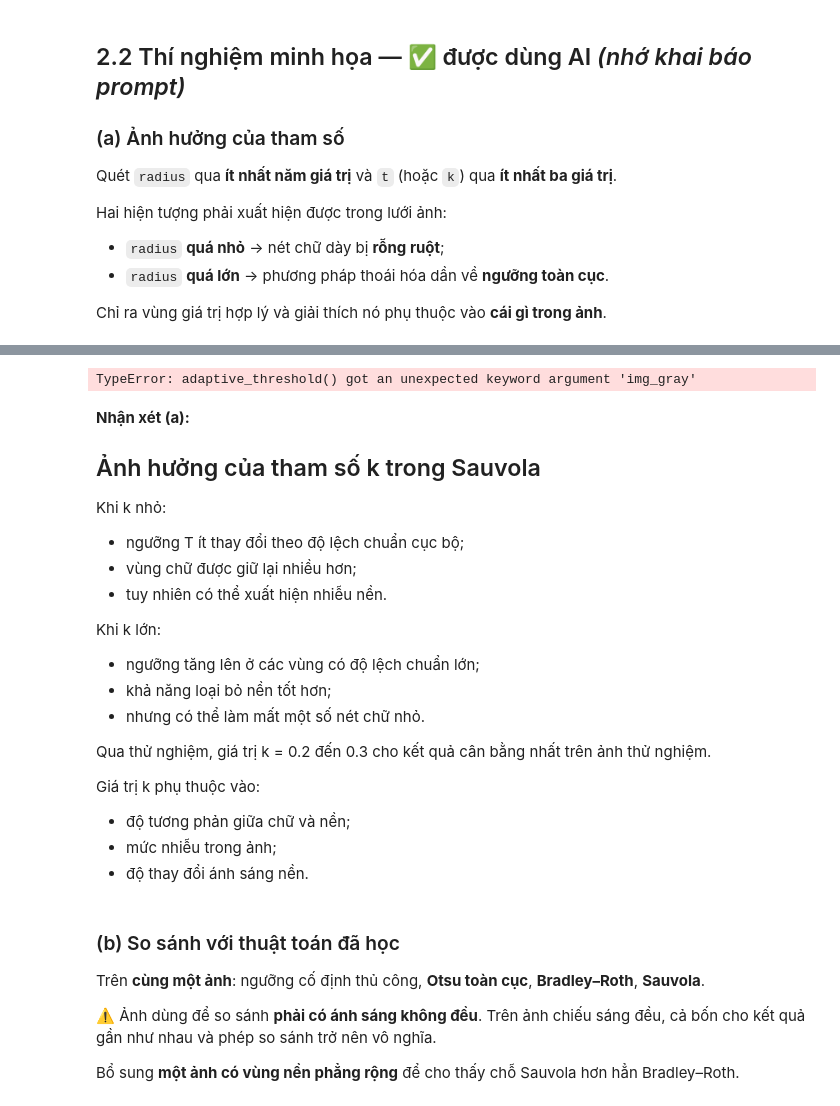
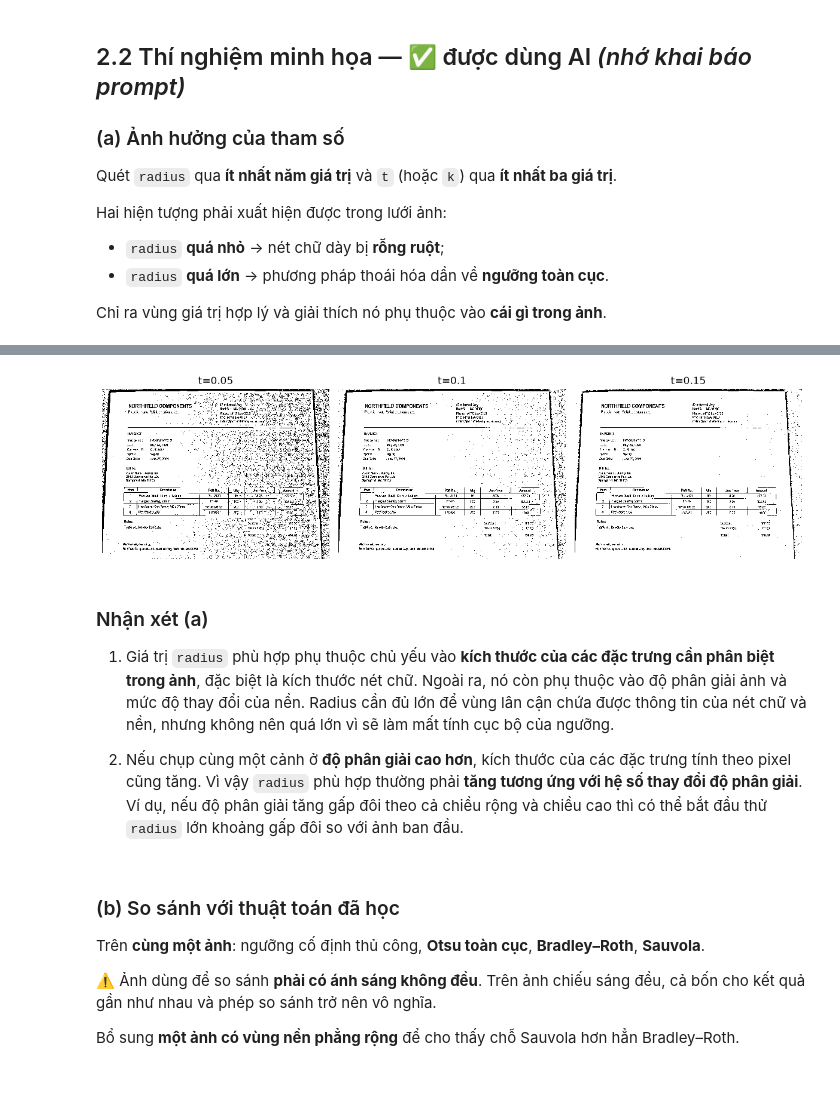
Before and after one commit to lequangmy5522/XuLyAnhVaThiGiacMayTinh, a Jupyter notebook: baitap.ipynb, the cells around one changed output, grey strips where cells are left out. Cells and saved outputs as stored; diff of their text form; code cells hidden in the pictures.

```diff
--- a/baitap.ipynb
+++ b/baitap.ipynb
@@ -475,72 +806,34 @@ NotImplementedError:
 # %%
-# TODO (a): quét t (hoặc k)
-plt.figure(figsize=(12,8))
+# TODO (a): quét t
 
+radius_fixed = 15
+ts = [0.05, 0.10, 0.15]
 
-for i,k in enumerate(ks):
+plt.figure(figsize=(12, 4))
+
+for i, t in enumerate(ts):
 
     result = adaptive_threshold(
-        img_gray,
+        IMAGES["uneven_light"],
         radius=radius_fixed,
-        method="sauvola",
-        k=k
+        t=t
     )
 
-
-    plt.subplot(
-        2,
-        2,
-        i+1
-    )
-
-
-    plt.imshow(
-        result,
-        cmap="gray"
-    )
-
-
-    plt.title(
-        f"k={k}"
-    )
-
-
+    plt.subplot(1, 3, i + 1)
+    plt.imshow(result, cmap="gray")
+    plt.title(f"t={t}")
     plt.axis("off")
 
-
 plt.tight_layout()
-
 plt.show()
 # %% [output]
-TypeError: adaptive_threshold() got an unexpected keyword argument 'img_gray'
+[figure, added]
 # %% [markdown]
-**Nhận xét (a):**
+### Nhận xét (a)
 
-## Ảnh hưởng của tham số k trong Sauvola
+1. Giá trị `radius` phù hợp phụ thuộc chủ yếu vào **kích thước của các đặc trưng cần phân biệt trong ảnh**, đặc biệt là kích thước nét chữ. Ngoài ra, nó còn phụ thuộc vào độ phân giải ảnh và mức độ thay đổi của nền. Radius cần đủ lớn để vùng lân cận chứa được thông tin của nét chữ và nền, nhưng không nên quá lớn vì sẽ làm mất tính cục bộ của ngưỡng.
 
-Khi k nhỏ:
-
-- ngưỡng T ít thay đổi theo độ lệch chuẩn cục bộ;
-- vùng chữ được giữ lại nhiều hơn;
-- tuy nhiên có thể xuất hiện nhiễu nền.
-
-
-Khi k lớn:
-
-- ngưỡng tăng lên ở các vùng có độ lệch chuẩn lớn;
-- khả năng loại bỏ nền tốt hơn;
-- nhưng có thể làm mất một số nét chữ nhỏ.
-
-
-Qua thử nghiệm, giá trị k = 0.2 đến 0.3 cho kết quả cân bằng nhất
-trên ảnh thử nghiệm.
-
-
-Giá trị k phụ thuộc vào:
-
-- độ tương phản giữa chữ và nền;
-- mức nhiễu trong ảnh;
-- độ thay đổi ánh sáng nền.
+2. Nếu chụp cùng một cảnh ở **độ phân giải cao hơn**, kích thước của các đặc trưng tính theo pixel cũng tăng. Vì vậy `radius` phù hợp thường phải **tăng tương ứng với hệ số thay đổi độ phân giải**. Ví dụ, nếu độ phân giải tăng gấp đôi theo cả chiều rộng và chiều cao thì có thể bắt đầu thử `radius` lớn khoảng gấp đôi so với ảnh ban đầu.
 # %% [markdown]
 ### (b) So sánh với thuật toán đã học
 
```
Also changed, not shown: parts of 34 cells of this notebook.
